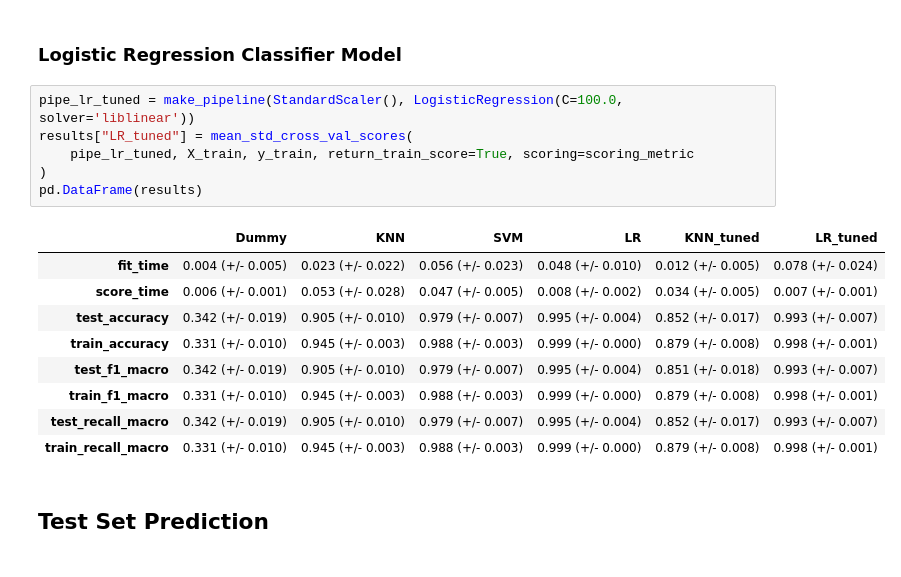
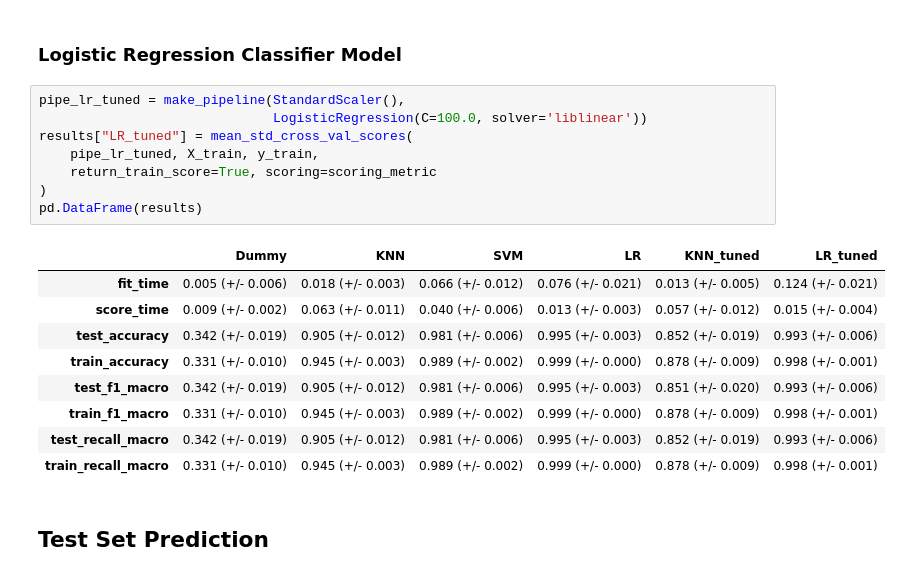
Before and after one commit to teejlab/API-Risk-Assessment-Framework, a Jupyter notebook: notebooks/ml/1_logisticregression_knn_svn.ipynb, the cells around one changed output. Drawn from its saved outputs; the diff is of its cells as text.

```diff
--- a/notebooks/ml/1_logisticregression_knn_svn.ipynb
+++ b/notebooks/ml/1_logisticregression_knn_svn.ipynb
@@ -288,21 +270,23 @@ pd.DataFrame(results)
 # %% [markdown]
 ### Logistic Regression Classifier Model
 # %%
-pipe_lr_tuned = make_pipeline(StandardScaler(), LogisticRegression(C=100.0, solver='liblinear'))
+pipe_lr_tuned = make_pipeline(StandardScaler(),
+                              LogisticRegression(C=100.0, solver='liblinear'))
 results["LR_tuned"] = mean_std_cross_val_scores(
-    pipe_lr_tuned, X_train, y_train, return_train_score=True, scoring=scoring_metric
+    pipe_lr_tuned, X_train, y_train,
+    return_train_score=True, scoring=scoring_metric
 )
 pd.DataFrame(results)
 # %% [output]
 |  | Dummy | KNN | SVM | LR | KNN_tuned | LR_tuned |
-| fit_time | 0.004 (+/- 0.005) | 0.023 (+/- 0.022) | 0.056 (+/- 0.023) | 0.048 (+/- 0.010) | 0.012 (+/- 0.005) | 0.078 (+/- 0.024) |
-| score_time | 0.006 (+/- 0.001) | 0.053 (+/- 0.028) | 0.047 (+/- 0.005) | 0.008 (+/- 0.002) | 0.034 (+/- 0.005) | 0.007 (+/- 0.001) |
-| test_accuracy | 0.342 (+/- 0.019) | 0.905 (+/- 0.010) | 0.979 (+/- 0.007) | 0.995 (+/- 0.004) | 0.852 (+/- 0.017) | 0.993 (+/- 0.007) |
-| train_accuracy | 0.331 (+/- 0.010) | 0.945 (+/- 0.003) | 0.988 (+/- 0.003) | 0.999 (+/- 0.000) | 0.879 (+/- 0.008) | 0.998 (+/- 0.001) |
-| test_f1_macro | 0.342 (+/- 0.019) | 0.905 (+/- 0.010) | 0.979 (+/- 0.007) | 0.995 (+/- 0.004) | 0.851 (+/- 0.018) | 0.993 (+/- 0.007) |
-| train_f1_macro | 0.331 (+/- 0.010) | 0.945 (+/- 0.003) | 0.988 (+/- 0.003) | 0.999 (+/- 0.000) | 0.879 (+/- 0.008) | 0.998 (+/- 0.001) |
-| test_recall_macro | 0.342 (+/- 0.019) | 0.905 (+/- 0.010) | 0.979 (+/- 0.007) | 0.995 (+/- 0.004) | 0.852 (+/- 0.017) | 0.993 (+/- 0.007) |
-| train_recall_macro | 0.331 (+/- 0.010) | 0.945 (+/- 0.003) | 0.988 (+/- 0.003) | 0.999 (+/- 0.000) | 0.879 (+/- 0.008) | 0.998 (+/- 0.001) |
+| fit_time | 0.005 (+/- 0.006) | 0.018 (+/- 0.003) | 0.066 (+/- 0.012) | 0.076 (+/- 0.021) | 0.013 (+/- 0.005) | 0.124 (+/- 0.021) |
+| score_time | 0.009 (+/- 0.002) | 0.063 (+/- 0.011) | 0.040 (+/- 0.006) | 0.013 (+/- 0.003) | 0.057 (+/- 0.012) | 0.015 (+/- 0.004) |
+| test_accuracy | 0.342 (+/- 0.019) | 0.905 (+/- 0.012) | 0.981 (+/- 0.006) | 0.995 (+/- 0.003) | 0.852 (+/- 0.019) | 0.993 (+/- 0.006) |
+| train_accuracy | 0.331 (+/- 0.010) | 0.945 (+/- 0.003) | 0.989 (+/- 0.002) | 0.999 (+/- 0.000) | 0.878 (+/- 0.009) | 0.998 (+/- 0.001) |
+| test_f1_macro | 0.342 (+/- 0.019) | 0.905 (+/- 0.012) | 0.981 (+/- 0.006) | 0.995 (+/- 0.003) | 0.851 (+/- 0.020) | 0.993 (+/- 0.006) |
+| train_f1_macro | 0.331 (+/- 0.010) | 0.945 (+/- 0.003) | 0.989 (+/- 0.002) | 0.999 (+/- 0.000) | 0.878 (+/- 0.009) | 0.998 (+/- 0.001) |
+| test_recall_macro | 0.342 (+/- 0.019) | 0.905 (+/- 0.012) | 0.981 (+/- 0.006) | 0.995 (+/- 0.003) | 0.852 (+/- 0.019) | 0.993 (+/- 0.006) |
+| train_recall_macro | 0.331 (+/- 0.010) | 0.945 (+/- 0.003) | 0.989 (+/- 0.002) | 0.999 (+/- 0.000) | 0.878 (+/- 0.009) | 0.998 (+/- 0.001) |
 # %% [markdown]
 ## Test Set Prediction
 # %%
```
Also changed, not shown: parts of 11 cells of this notebook, 1 other file.
